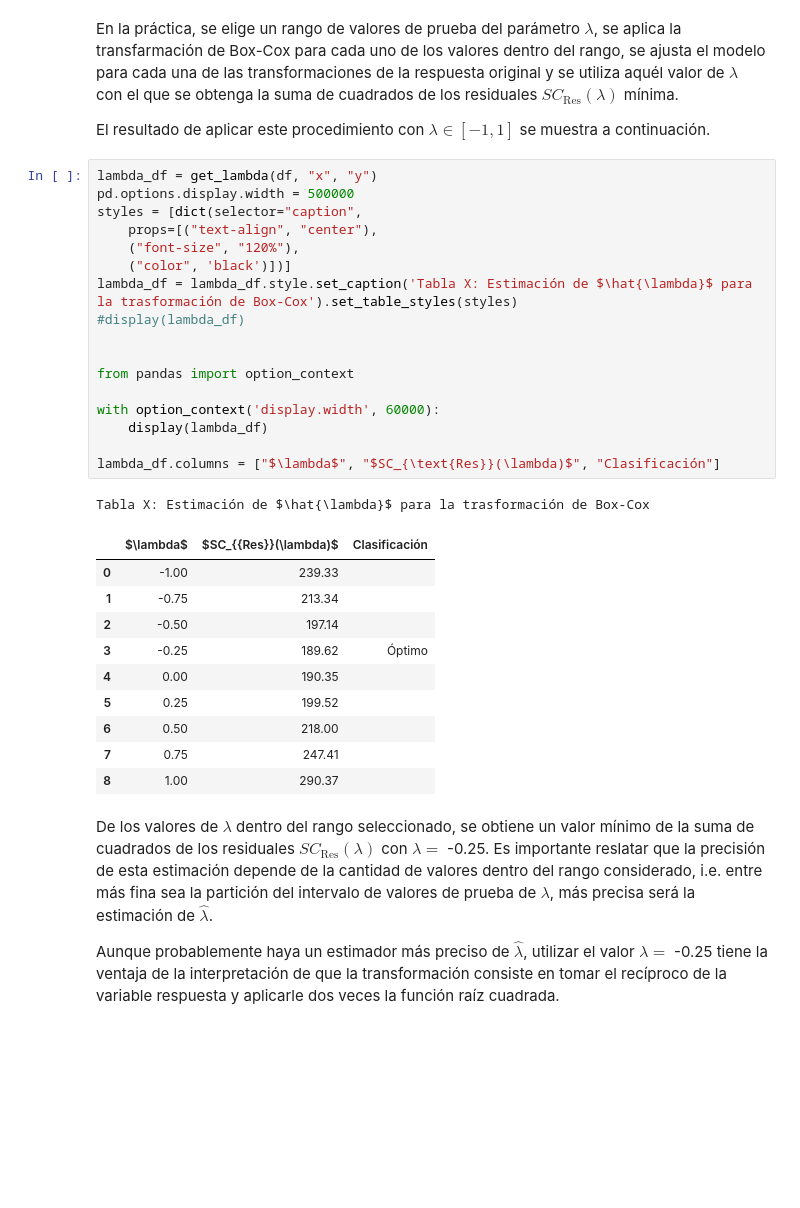
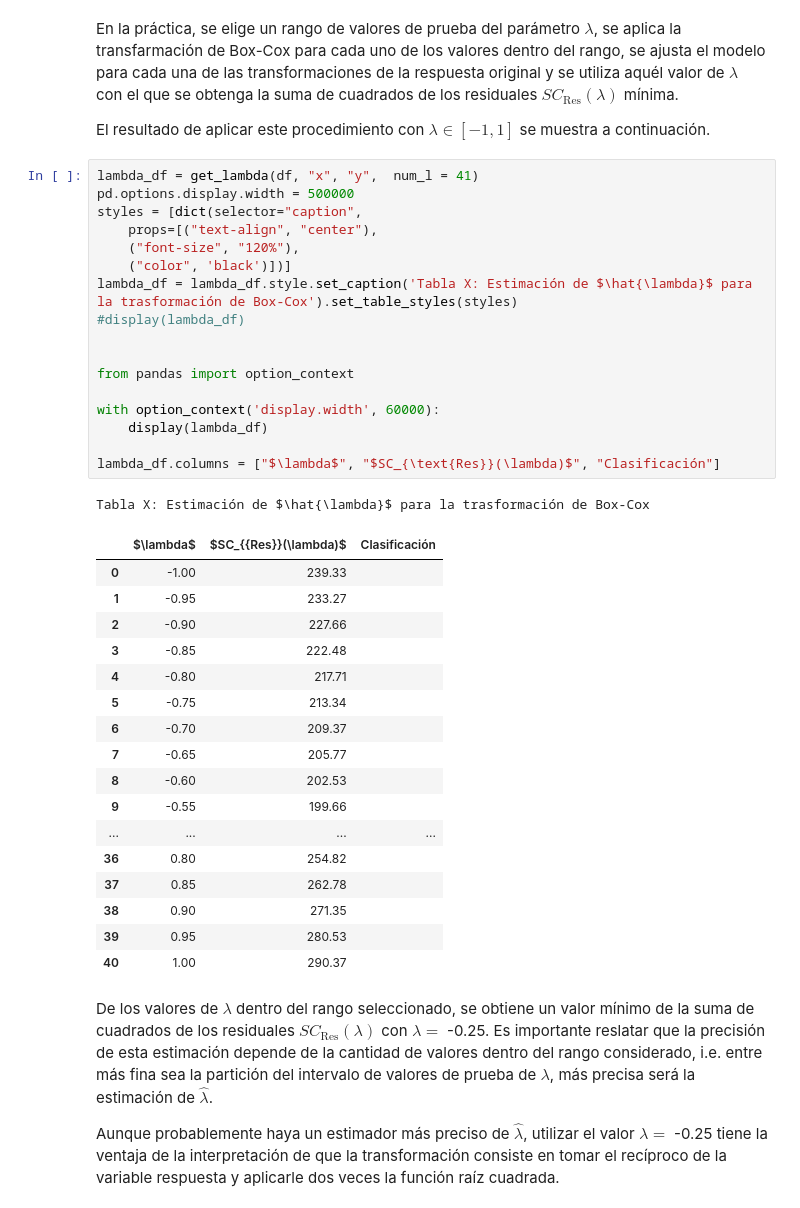
Before and after one commit to cegm/EA2-Entregables, a Jupyter notebook: Controles/Control 2/Control 2.ipynb, the cells around one changed output. Drawn from its saved outputs; the diff is of its cells as text; blank space fills up the shorter version.

```diff
--- a/Controles/Control 2/Control 2.ipynb
+++ b/Controles/Control 2/Control 2.ipynb
@@ -386,34 +378,41 @@ En la práctica, se elige un rango de valores de prueba del parámetro $\lambda$
 
 El resultado de aplicar este procedimiento con $\lambda \in [-1, 1]$ se muestra a continuación.
 # %%
-lambda_df = get_lambda(df, "x", "y")
+lambda_df = get_lambda(df, "x", "y",  num_l = 41)
 pd.options.display.width = 500000
 styles = [dict(selector="caption",
     props=[("text-align", "center"),
     ("font-size", "120%"),
     ("color", 'black')])]
 lambda_df = lambda_df.style.set_caption('Tabla X: Estimación de $\hat{\lambda}$ para la trasformación de Box-Cox').set_table_styles(styles)
 #display(lambda_df)
 
 
 from pandas import option_context
 
 with option_context('display.width', 60000):
     display(lambda_df)
 
 lambda_df.columns = ["$\lambda$", "$SC_{\text{Res}}(\lambda)$", "Clasificación"]
 # %% [output]
 Tabla X: Estimación de $\hat{\lambda}$ para la trasformación de Box-Cox
 |  | $\lambda$ | $SC_{{Res}}(\lambda)$ | Clasificación |
 | 0 | -1.00 | 239.33 |  |
-| 1 | -0.75 | 213.34 |  |
-| 2 | -0.50 | 197.14 |  |
-| 3 | -0.25 | 189.62 | Óptimo |
-| 4 | 0.00 | 190.35 |  |
-| 5 | 0.25 | 199.52 |  |
-| 6 | 0.50 | 218.00 |  |
-| 7 | 0.75 | 247.41 |  |
-| 8 | 1.00 | 290.37 |  |
+| 1 | -0.95 | 233.27 |  |
+| 2 | -0.90 | 227.66 |  |
+| 3 | -0.85 | 222.48 |  |
+| 4 | -0.80 | 217.71 |  |
+| 5 | -0.75 | 213.34 |  |
+| 6 | -0.70 | 209.37 |  |
+| 7 | -0.65 | 205.77 |  |
+| 8 | -0.60 | 202.53 |  |
+| 9 | -0.55 | 199.66 |  |
+| ... | ... | ... | ... |
+| 36 | 0.80 | 254.82 |  |
+| 37 | 0.85 | 262.78 |  |
+| 38 | 0.90 | 271.35 |  |
+| 39 | 0.95 | 280.53 |  |
+| 40 | 1.00 | 290.37 |  |
 # %% [markdown]
 De los valores de $\lambda$ dentro del rango seleccionado, se obtiene un valor mínimo de la suma de cuadrados de los residuales $SC_{\text{Res}}(\lambda)$ con $\lambda =$ -0.25. Es importante reslatar que la precisión de esta estimación depende de la cantidad de valores dentro del rango considerado, i.e. entre más fina sea la partición del intervalo de valores de prueba de $\lambda$, más precisa será la estimación de $\hat{\lambda}$.
 
```
Also changed, not shown: parts of 10 cells of this notebook, 2 other files.
